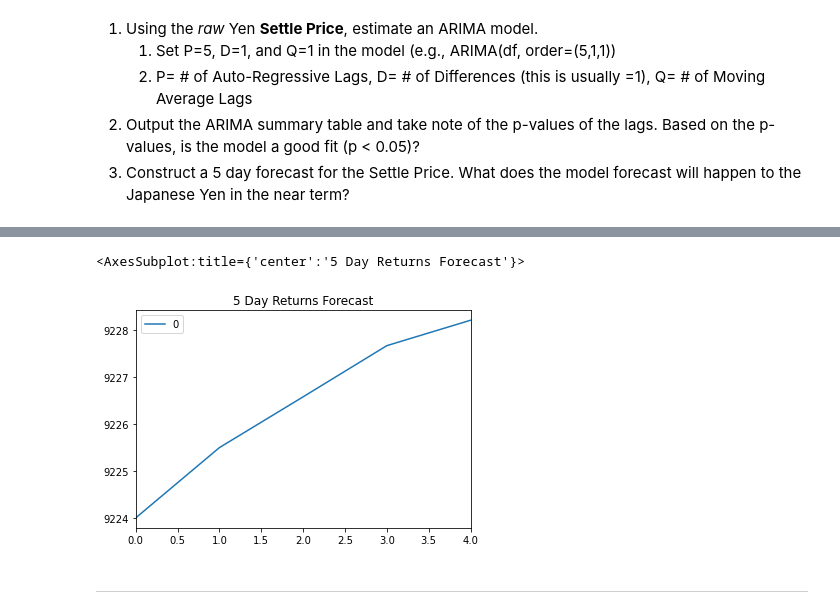
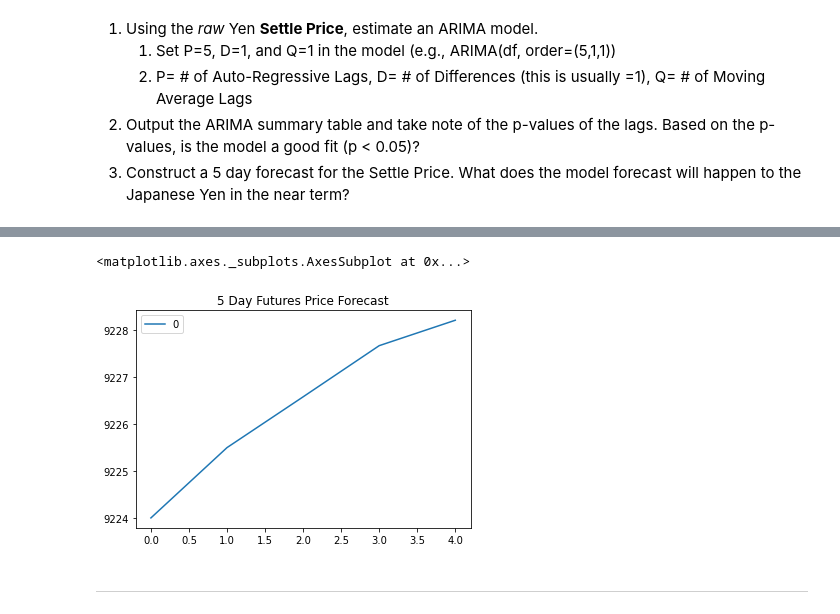
Before and after one commit to jtmcginley123/unit10, a Jupyter notebook: time_series_analysis.ipynb, the cells around one changed output, grey strips where cells are left out. Drawn from its saved outputs; the diff is of its cells as text; code cells hidden in the pictures.

```diff
--- a/time_series_analysis.ipynb
+++ b/time_series_analysis.ipynb
@@ -201,10 +201,10 @@ Roots
 # %%
 # Plot the 5 Day Price Forecast
 # YOUR CODE HERE!
-pd.DataFrame(results.forecast(steps=5)[0]).plot(title="5 Day Returns Forecast")
+pd.DataFrame(results.forecast(steps=5)[0]).plot(title="5 Day Futures Price Forecast")
 # %% [output]
-<AxesSubplot:title={'center':'5 Day Returns Forecast'}>
+<matplotlib.axes._subplots.AxesSubplot at 0x...>
-[figure, old version]
+[figure, new version]
 # %% [markdown]
 ---
 # %% [markdown]
```
Also changed, not shown: parts of 15 cells of this notebook.
